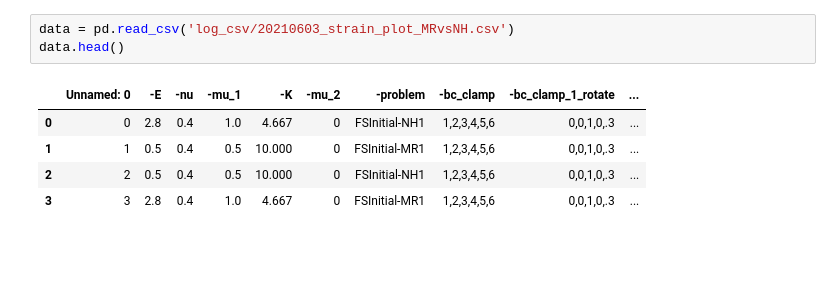
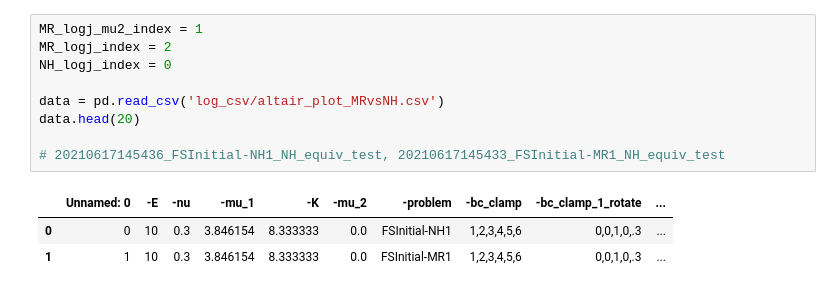
Before and after one commit to karenlstengel/gradResearchData, a Jupyter notebook: figures.ipynb, the cells around one changed output. Cells and saved outputs as stored; diff of their text form; blank space fills up the shorter version.

```diff
--- a/figures.ipynb
+++ b/figures.ipynb
@@ -7,9 +54,13 @@ import altair as alt
 # %%
-data = pd.read_csv('log_csv/20210603_strain_plot_MRvsNH.csv')
-data.head()
+MR_logj_mu2_index = 1
+MR_logj_index = 2
+NH_logj_index = 0
+
+data = pd.read_csv('log_csv/altair_plot_MRvsNH.csv')
+data.head(20)
+
+# 20210617145436_FSInitial-NH1_NH_equiv_test, 20210617145433_FSInitial-MR1_NH_equiv_test
 # %% [output]
 |  | Unnamed: 0 | -E | -nu | -mu_1 | -K | -mu_2 | -problem | -bc_clamp | -bc_clamp_1_rotate | ... |
-| 0 | 0 | 2.8 | 0.4 | 1.0 | 4.667 | 0 | FSInitial-NH1 | 1,2,3,4,5,6 | 0,0,1,0,.3 | ... |
-| 1 | 1 | 0.5 | 0.4 | 0.5 | 10.000 | 0 | FSInitial-MR1 | 1,2,3,4,5,6 | 0,0,1,0,.3 | ... |
-| 2 | 2 | 0.5 | 0.4 | 0.5 | 10.000 | 0 | FSInitial-NH1 | 1,2,3,4,5,6 | 0,0,1,0,.3 | ... |
-| 3 | 3 | 2.8 | 0.4 | 1.0 | 4.667 | 0 | FSInitial-MR1 | 1,2,3,4,5,6 | 0,0,1,0,.3 | ... |
+| 0 | 0 | 10 | 0.3 | 3.846154 | 8.333333 | 0.0 | FSInitial-NH1 | 1,2,3,4,5,6 | 0,0,1,0,.3 | ... |
+| 1 | 1 | 10 | 0.3 | 3.846154 | 8.333333 | 0.0 | FSInitial-MR1 | 1,2,3,4,5,6 | 0,0,1,0,.3 | ... |
```
Also changed, not shown: parts of 10 cells of this notebook, 42 other files.
